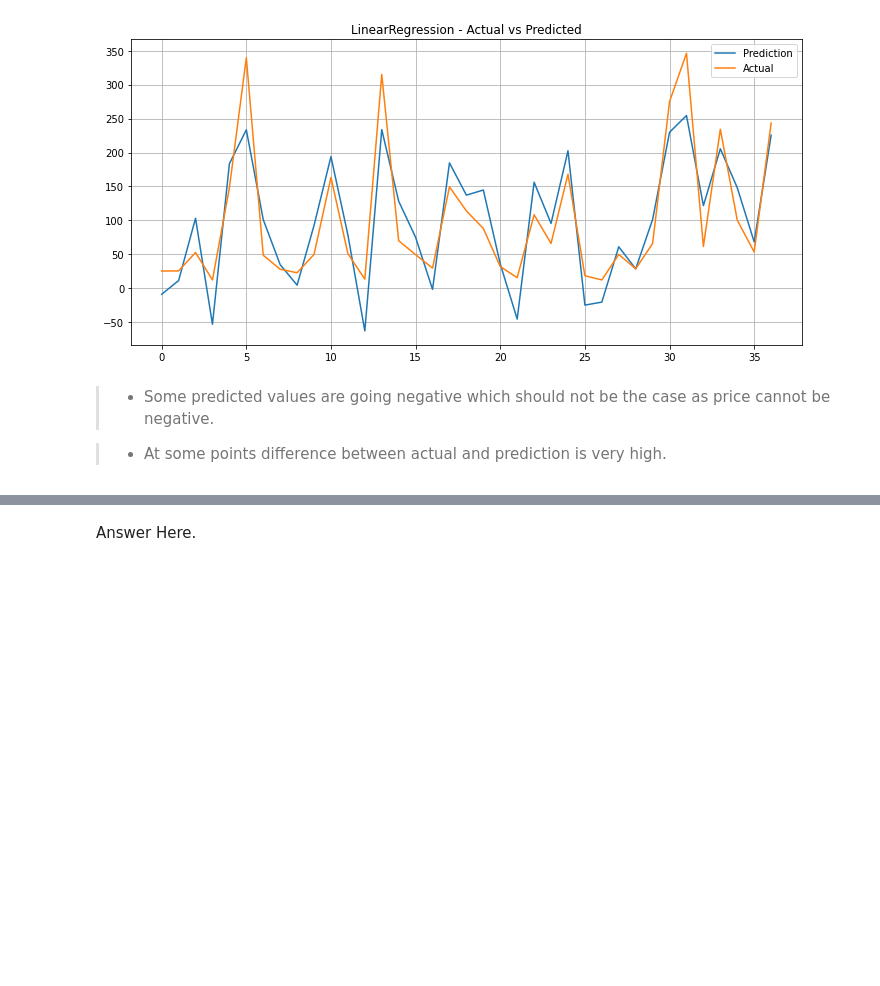
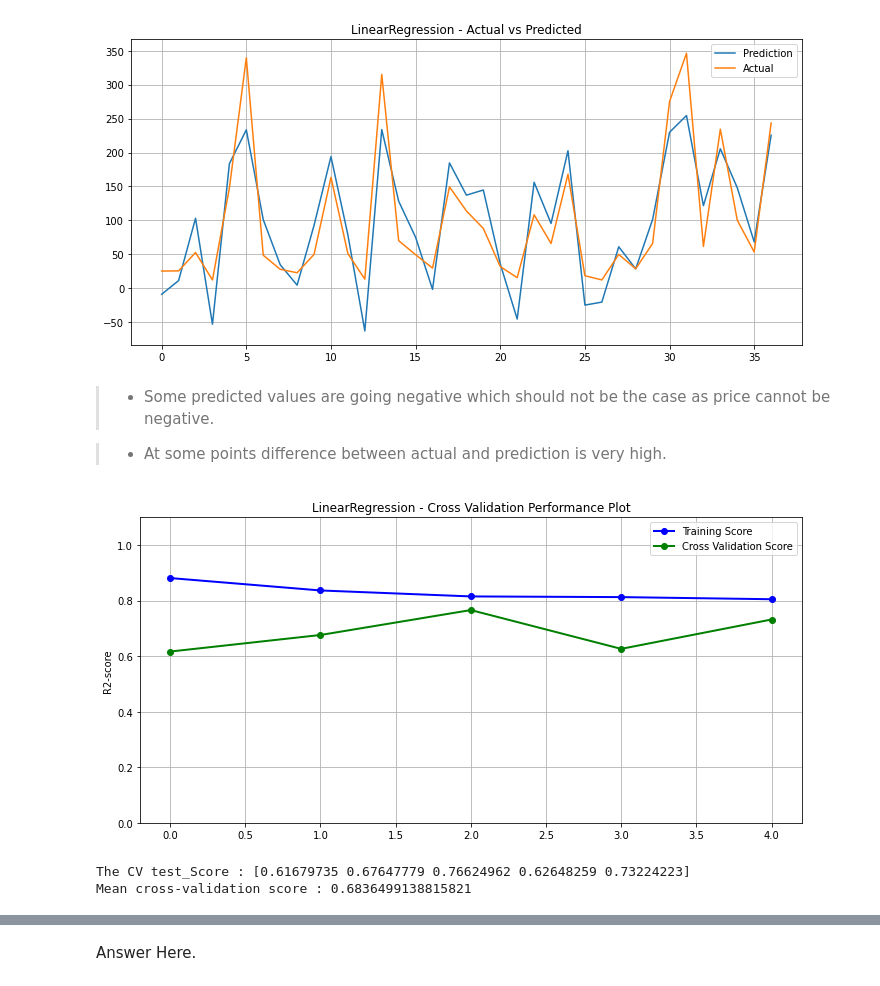
Before and after one commit to ashish-mali/Regression-Yes-Bank-Stock-Closing-Price-Prediction, a Jupyter notebook: Yes_Bank_Stock_Closing_Price_Prediction_Capstone_Project.ipynb, the cells around one changed output, grey strips where cells are left out. Drawn from its saved outputs; the diff is of its cells as text; code cells hidden in the pictures; blank space fills up the shorter version.

```diff
--- a/Yes_Bank_Stock_Closing_Price_Prediction_Capstone_Project.ipynb
+++ b/Yes_Bank_Stock_Closing_Price_Prediction_Capstone_Project.ipynb
@@ -2307,3 +2313,11 @@ plot_actual_vs_pred(model = lr, model_name = 'LinearRegression')
 >* Some predicted values are going negative which should not be the case as price cannot be negative.
 
 >* At some points difference between actual and prediction is very high.
+# %%
+#  Linear Regression Cross Validation Performance Plot and cv r2-score
+plt.figure(figsize = (10,5))
+plot_cv_perfomance(model = lr, model_name = 'LinearRegression')
+# %% [output]
+[figure, added]
+The CV test_Score : [0.61679735 0.67647779 0.76624962 0.62648259 0.73224223]
+Mean cross-validation score : 0.6836499138815821
```
Also changed, not shown: parts of 29 cells of this notebook.
